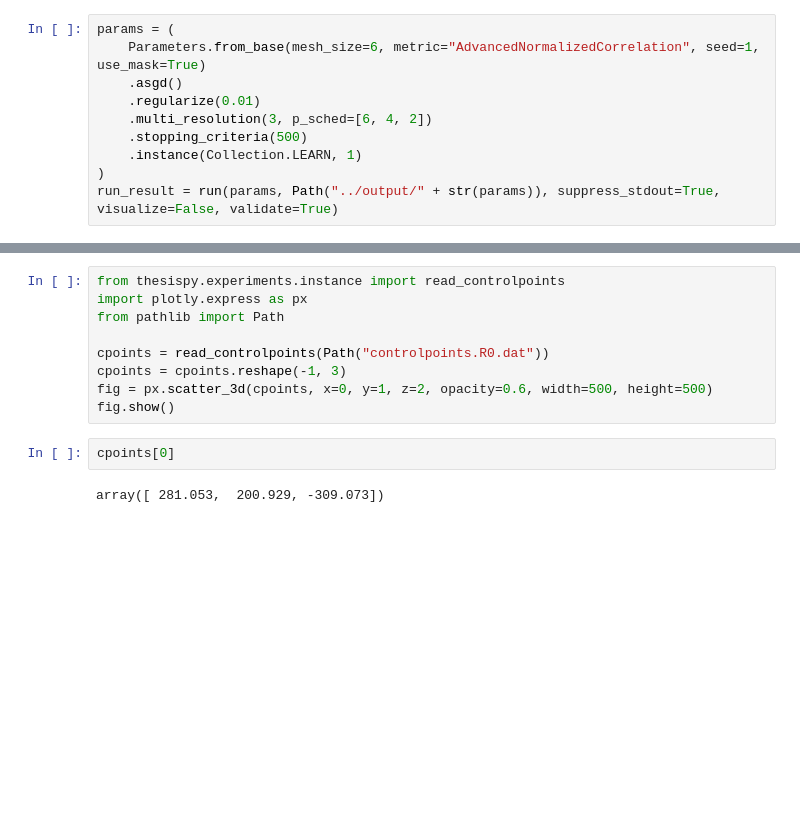
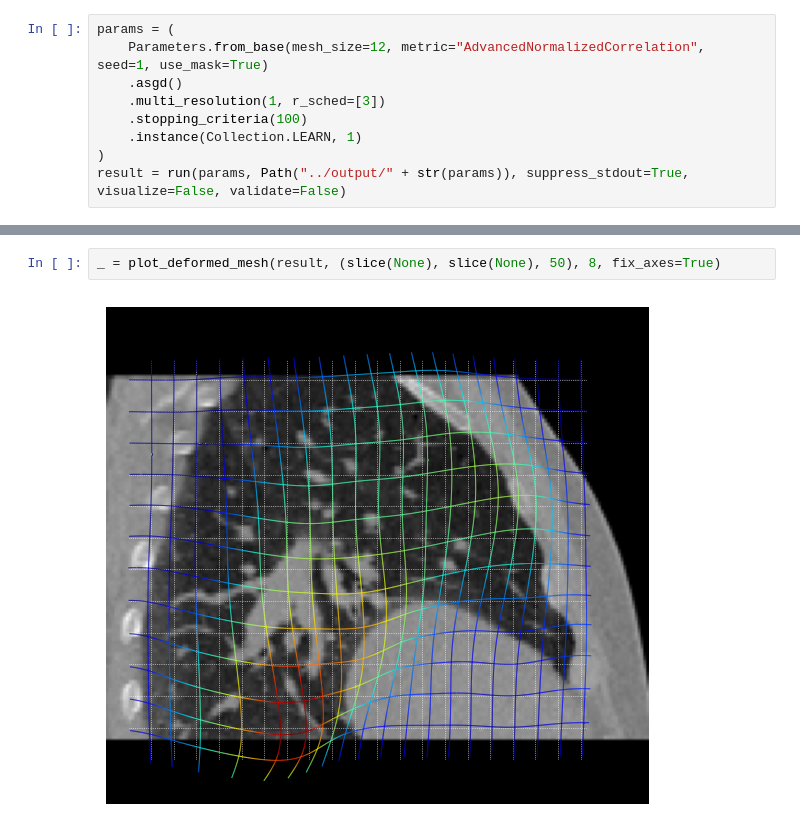
Before and after one commit to joasiee/elastix, a Jupyter notebook: experiments/notebooks/tests.ipynb, the cells around one changed output, grey strips where cells are left out. Saved outputs shown, nothing was run; the diff lists cells and outputs as text; blank space fills up the shorter version.

```diff
--- a/experiments/notebooks/tests.ipynb
+++ b/experiments/notebooks/tests.ipynb
@@ -8,12 +9,11 @@ import numpy as np
 import matplotlib.pyplot as plt
 # %%
 params = (
-    Parameters.from_base(mesh_size=6, metric="AdvancedNormalizedCorrelation", seed=1, use_mask=True)
+    Parameters.from_base(mesh_size=12, metric="AdvancedNormalizedCorrelation", seed=1, use_mask=True)
     .asgd()
-    .regularize(0.01)
-    .multi_resolution(3, p_sched=[6, 4, 2])
-    .stopping_criteria(500)
+    .multi_resolution(1, r_sched=[3])
+    .stopping_criteria(100)
     .instance(Collection.LEARN, 1)
 )
-run_result = run(params, Path("../output/" + str(params)), suppress_stdout=True, visualize=False, validate=True)
+result = run(params, Path("../output/" + str(params)), suppress_stdout=True, visualize=False, validate=False)
 # %% [output]
@@ -31,13 +22,4 @@ run_result = run(params, Path("../output/" + str(params)), suppress_stdout=True,
-# %%
-from thesispy.experiments.instance import read_controlpoints
-import plotly.express as px
-from pathlib import Path
-
-cpoints = read_controlpoints(Path("controlpoints.R0.dat"))
-cpoints = cpoints.reshape(-1, 3)
-fig = px.scatter_3d(cpoints, x=0, y=1, z=2, opacity=0.6, width=500, height=500)
-fig.show()
-# %%
-cpoints[0]
-# %% [output]
-array([ 281.053,  200.929, -309.073])
+# %%
+_ = plot_deformed_mesh(result, (slice(None), slice(None), 50), 8, fix_axes=True)
+# %% [output]
+[figure, added]
```
Also changed, not shown: parts of 2 cells of this notebook, 4 other files.
